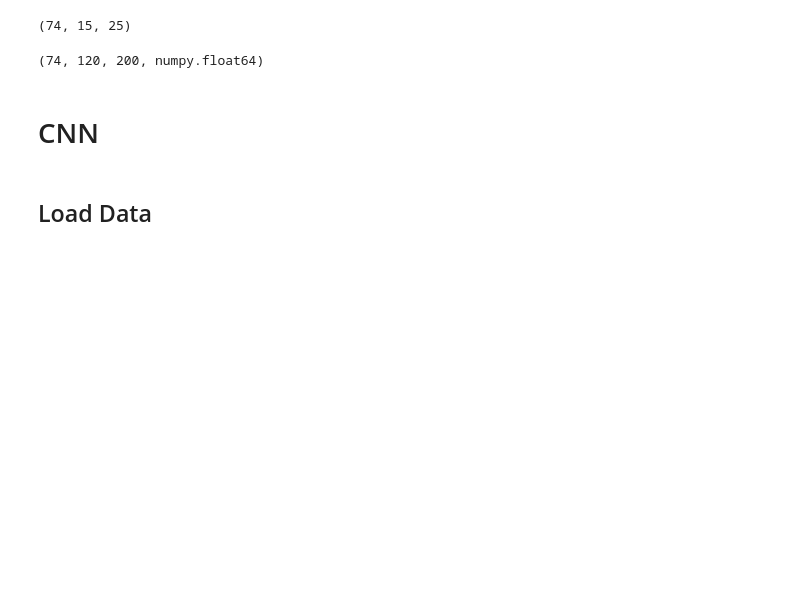
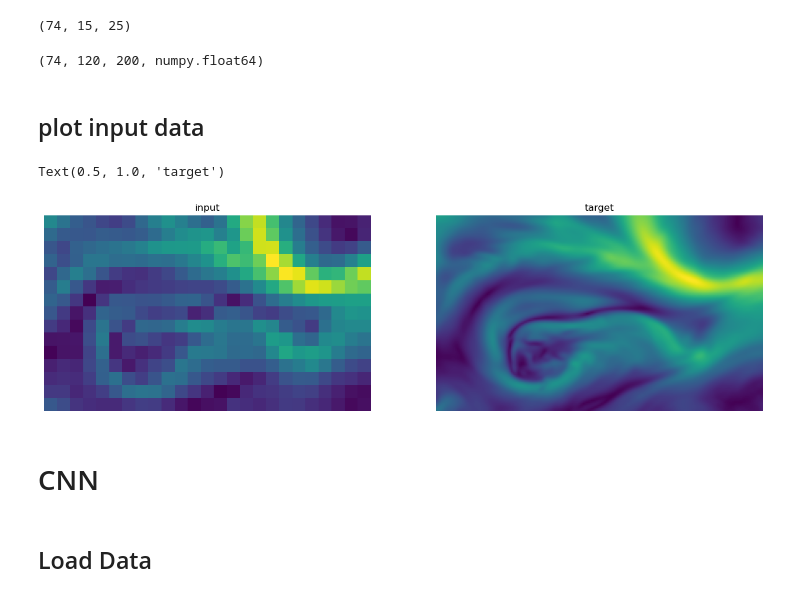
Before and after one commit to usc-caisplusplus/proj-turbulence, a Jupyter notebook: cable_news_network.ipynb, the cells around one changed output. Cells and saved outputs as stored; diff of their text form; code cells hidden in the pictures; blank space fills up the shorter version.

```diff
--- a/cable_news_network.ipynb
+++ b/cable_news_network.ipynb
@@ -10,7 +11,7 @@ import os
 # %% [output]
 C:\Users\llaur\Downloads\ERA_wind
 # %%
-fine = np.load("ERA_wind\\ERA_wind.npz")
+fine = np.load("ERA_wind.npz")
 # %% [markdown]
 # Load
 # %% [markdown]
@@ -31,5 +28,10 @@ v = fine.get('wind_v')
 # %% [markdown]
 List comprehension of wind speeds at level 225
 # %%
-wind_speeds = [[[np.sqrt((u[i][1][lat][lon])**2 + (v[i][1][lat][lon])**2) for lon in range(200)] for lat in range(120)] for i in range(744)]
+wind_v = fine["wind_v"][:744, 0, :120, :200]
+wind_u = fine["wind_u"][:744, 0, :120, :200]
+
+# wind_speeds = [[[np.sqrt((wind_u[i][1][lat][lon])**2 + (wind_v[i][1][lat][lon])**2) for lon in range(200)] for lat in range(120)] for i in range(744)]
+
+wind_scalar = [np.sqrt(arr1**2 + arr2**2) for arr1, arr2 in zip(wind_v, wind_u)] # create array with wind scalar vales
 # %%
@@ -47,4 +49,4 @@ for file in files: # loop thru files
     if file[0]=="w":
         timestamp = file[19:-4]
         coarse_train.append(np.load(file)) # load file, save into coarse
-        fine_train.append(wind_speeds[int(timestamp)]) # load fine version
+        fine_train.append(wind_scalar[int(timestamp)]) # load fine version
@@ -112,3 +106,5 @@ len(coarse_test), len(coarse_test[0]), len(coarse_test[0][0])
 len(fine_test), len(fine_test[0]), len(fine_test[0][0]), type(fine_test[0][0][0])
 # %% [output]
 (74, 120, 200, numpy.float64)
+# %% [markdown]
+## plot input data
@@ -115,3 +121,14 @@ len(fine_test), len(fine_test[0]), len(fine_test[0][0]), type(fine_test[0][0][0]
+# %%
+fig, axes = plt.subplots(1,2, figsize=(16,24))
+axes[0].imshow(coarse_train[200])
+axes[0].axis('off')
+axes[0].set_title("input")
+axes[1].imshow(fine_train[200])
+axes[1].axis('off')
+axes[1].set_title("target")
+# %% [output]
+Text(0.5, 1.0, 'target')
+[figure, added]
 # %% [markdown]
 # CNN
 # %%
```
Also changed, not shown: parts of 20 cells of this notebook.
